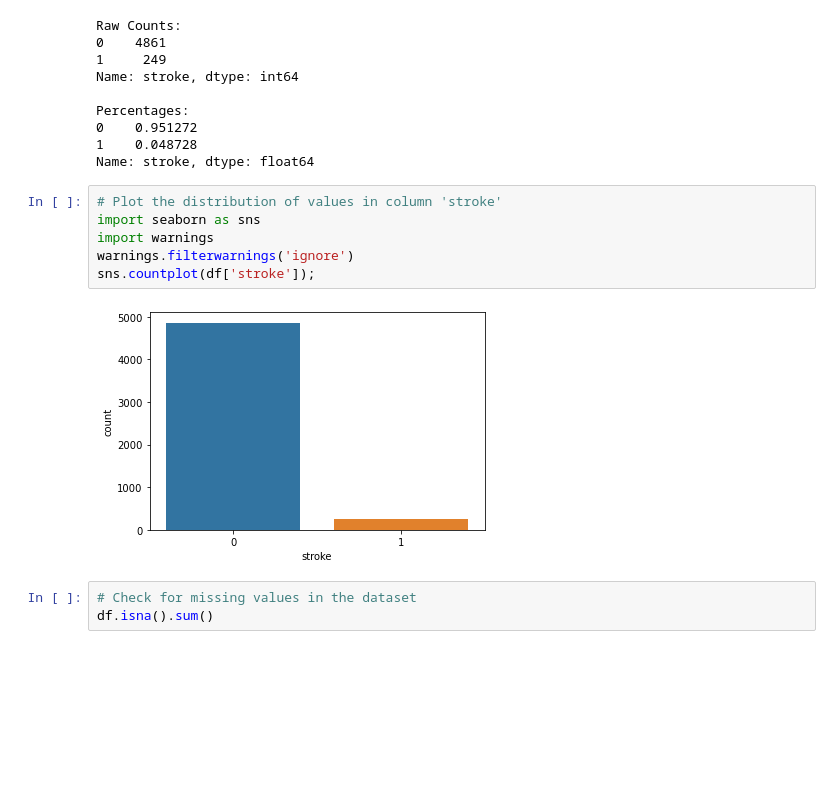
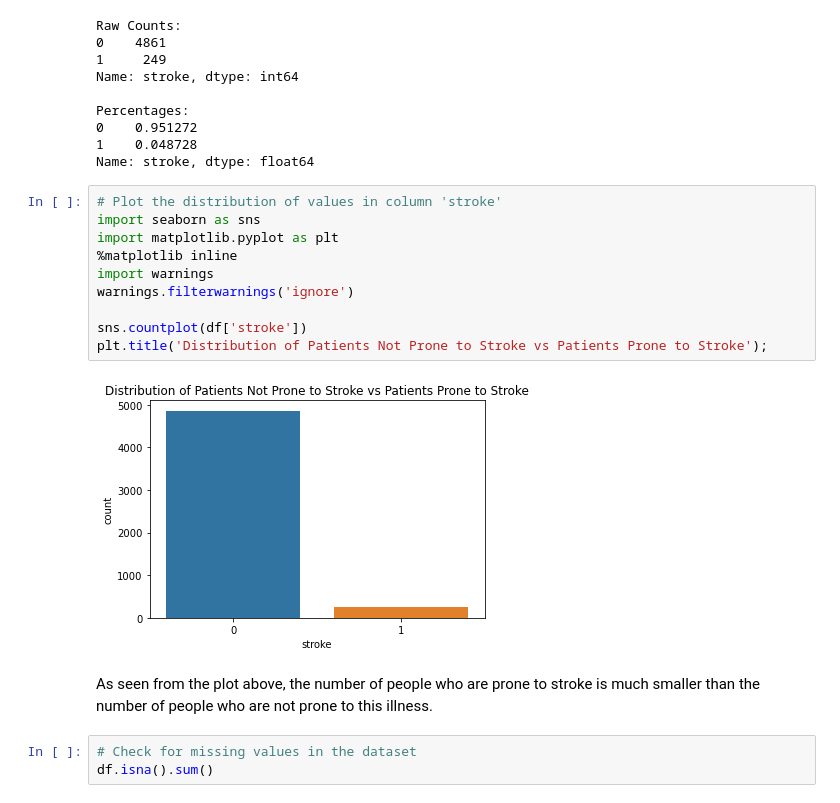
Before and after one commit to VolhaP87/Stroke_Prediction_Analysis, a Jupyter notebook: Stroke_prediction1.ipynb, the cells around one changed output. Cells and saved outputs as stored; diff of their text form; blank space fills up the shorter version.

```diff
--- a/Stroke_prediction1.ipynb
+++ b/Stroke_prediction1.ipynb
@@ -80,11 +80,17 @@ Name: stroke, dtype: float64
 # %%
 # Plot the distribution of values in column 'stroke'
 import seaborn as sns
+import matplotlib.pyplot as plt
+%matplotlib inline
 import warnings
 warnings.filterwarnings('ignore')
-sns.countplot(df['stroke']);
+
+sns.countplot(df['stroke'])
+plt.title('Distribution of Patients Not Prone to Stroke vs Patients Prone to Stroke');
 # %% [output]
-[figure, old version]
+[figure, new version]
+# %% [markdown]
+As seen from the plot above, the number of people who are prone to stroke is much smaller than the number of people who are not prone to this illness.
 # %%
 # Check for missing values in the dataset
 df.isna().sum()
```
Also changed, not shown: parts of 40 cells of this notebook, 9 other files.
